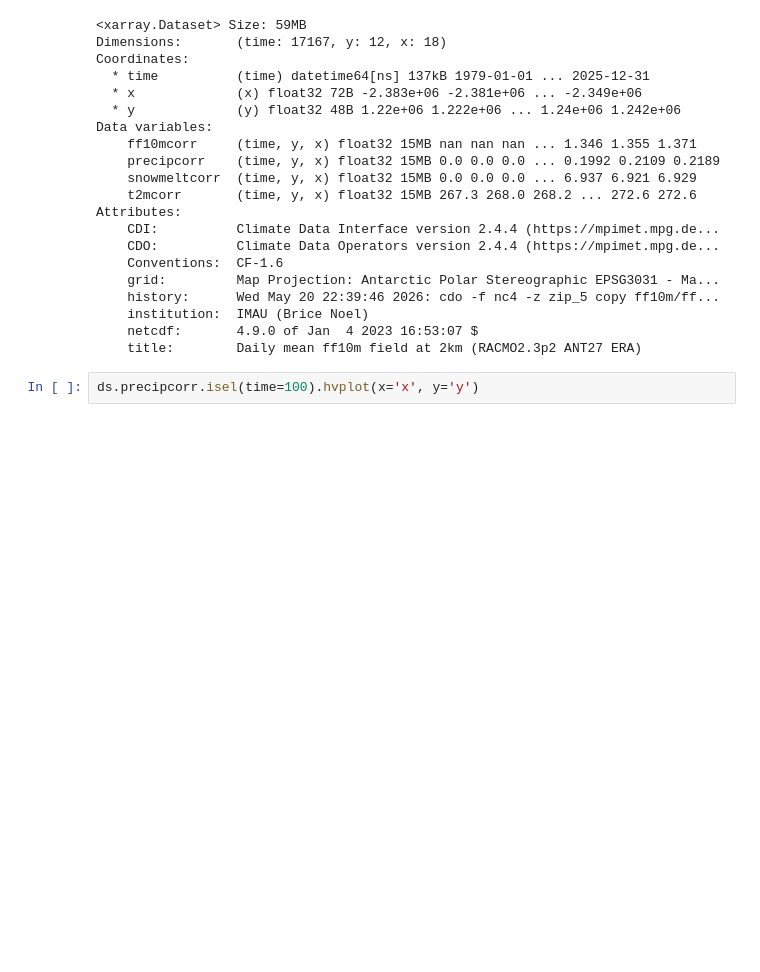
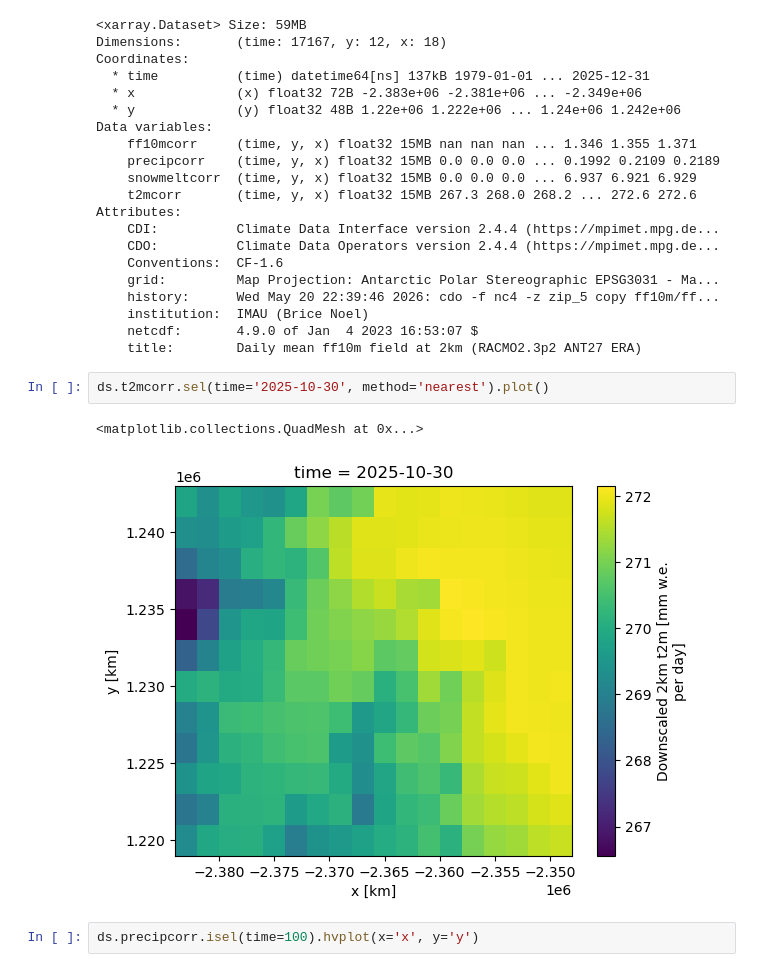
Before and after one commit to ldeo-glaciology/AntPen_NSF_NERC, a Jupyter notebook: code/rcm/racmo_2km_daily_1979-2025.ipynb, the cells around one changed output. Saved outputs shown, nothing was run; the diff lists cells and outputs as text; blank space fills up the shorter version.

```diff
--- a/code/rcm/racmo_2km_daily_1979-2025.ipynb
+++ b/code/rcm/racmo_2km_daily_1979-2025.ipynb
@@ -40,6 +40,11 @@ Attributes:
     institution:  IMAU (Brice Noel)
     netcdf:       4.9.0 of Jan  4 2023 16:53:07 $
     title:        Daily mean ff10m field at 2km (RACMO2.3p2 ANT27 ERA)
+# %%
+ds.t2mcorr.sel(time='2025-10-30', method='nearest').plot()
+# %% [output]
+<matplotlib.collections.QuadMesh at 0x...>
+[figure, added]
 # %%
 ds.precipcorr.isel(time=100).hvplot(x='x', y='y')
 # %% [output]
```
